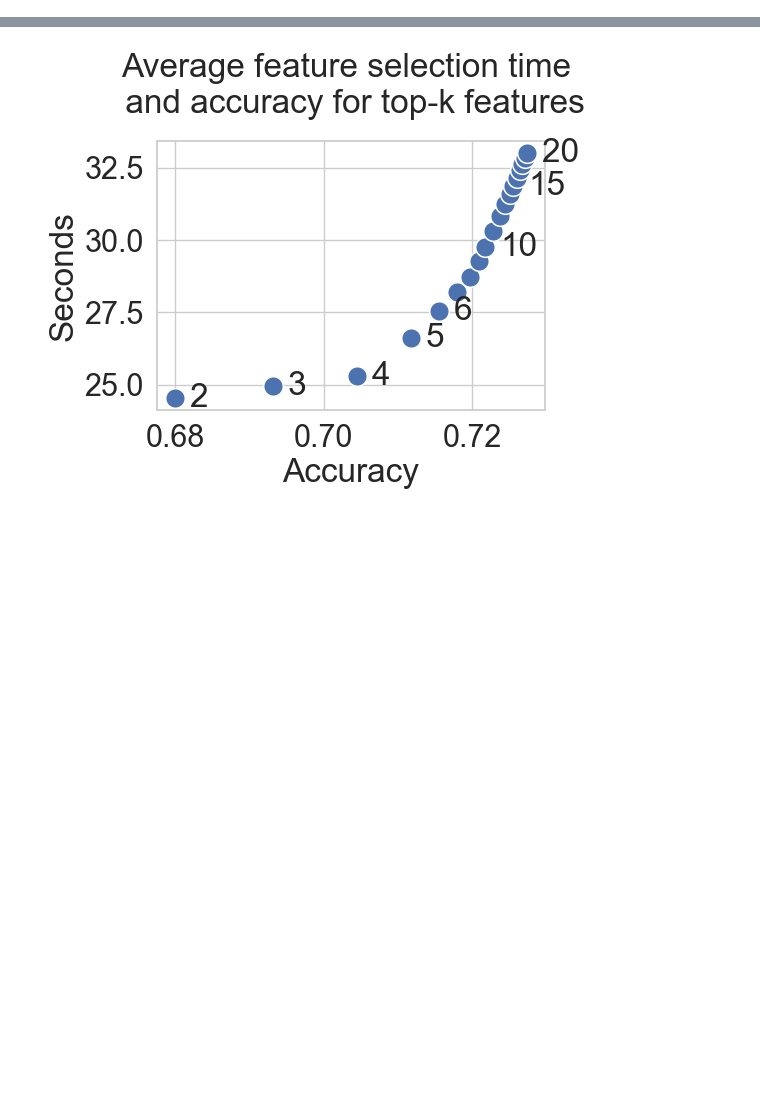
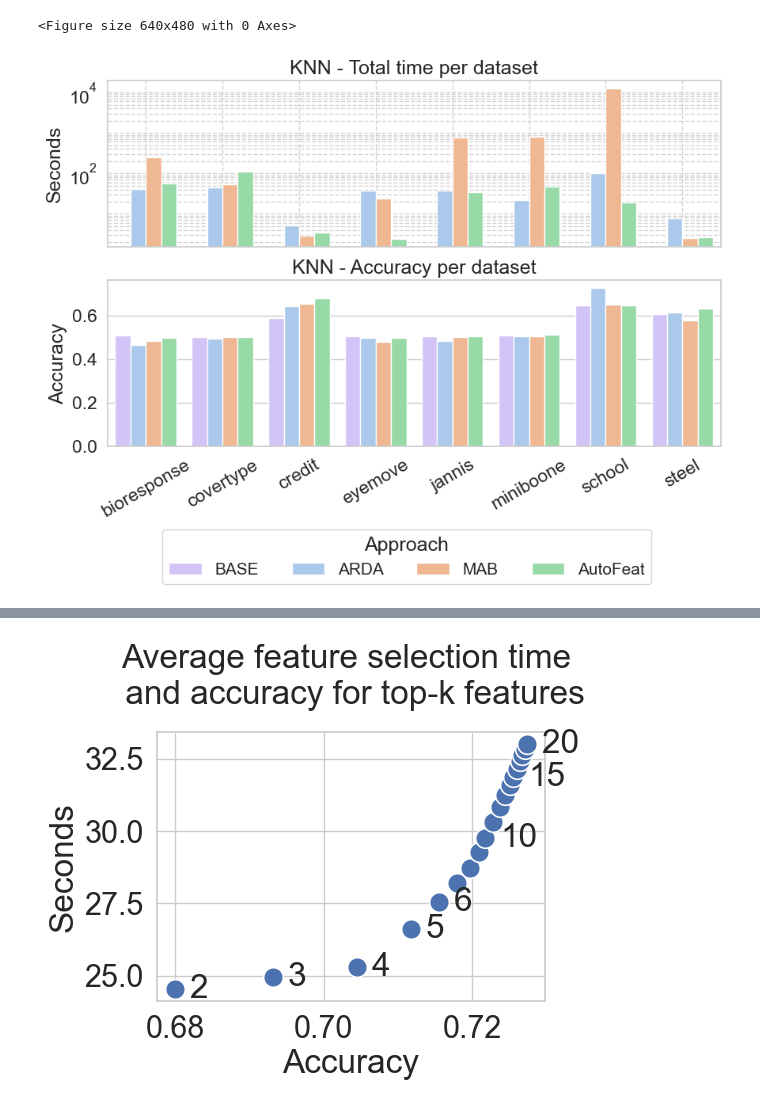
Before and after one commit to delftdata/autofeat, a Jupyter notebook: Visualisations.ipynb, the cells around one changed output, grey strips where cells are left out. Cells and saved outputs as stored; diff of their text form; code cells hidden in the pictures; blank space fills up the shorter version.

```diff
--- a/Visualisations.ipynb
+++ b/Visualisations.ipynb
@@ -73,0 +184,63 @@ def determine_common_features(dataframe):
+# %%
+sns.set(font_scale=1.5, style="whitegrid")
+pal = sns.color_palette("pastel")
+
+
+fig = plt.figure()
+f, (ax1, ax2) = plt.subplots(2, 1, figsize=(10, 6), sharex=True)
+
+timevar = 'total_time'
+# df_time = df[df['algorithm'].isin(['RandomForest', 'LightGBM', 'ExtraTrees', 'XGBoost'])]
+# df_time = df
+df_time = df[df['algorithm']=='KNeighbors']
+# df_time = df[df['algorithm']=='LinearModel']
+
+
+total_time = df_time.groupby(['data_label', 'approach'])[timevar].mean().reset_index()
+taux = total_time[~total_time['approach'].isin(['BASE'])]
+
+
+accuracy_cls = df_time.groupby(['data_label', 'approach'])['accuracy'].max().reset_index()
+
+ax1 = sns.barplot(x="data_label", y=timevar, hue="approach",
+                data=taux,
+                  palette=[pal[4], pal[0], pal[1], pal[2]],
+                  hue_order=['BASE', 'ARDA', 'MAB', 'AutoFeat'],
+                  ax=ax1,)
+#                 palette=[pal[4], pal[0], pal[1], pal[5], pal[6], pal[2]],
+#                   hue_order=['BASE', 'ARDA', 'MAB', 'JoinAll', 'JoinAll-Filter', 'AutoFeat'], ax=ax1)
+
+ax1.set_title("KNN - Total time per dataset")
+ax1.set_xlabel('')
+ax1.set_ylabel('Seconds')
+ax1.get_legend().remove()
+ax1.set_yscale('log')
+locmin = matplotlib.ticker.LogLocator(base=10, subs=np.arange(0.1,1,0.1),numticks=10)
+ax1.yaxis.set_minor_locator(locmin)
+ax1.yaxis.set_minor_formatter(matplotlib.ticker.NullFormatter())
+ax1.grid(True,which="both",ls="--",c='lightgray')
+
+
+ax2 = sns.barplot(x="data_label", y="accuracy", hue="approach",
+                data=accuracy_cls,
+                  palette=[pal[4], pal[0], pal[1], pal[2]],
+                  hue_order=['BASE', 'ARDA', 'MAB', 'AutoFeat'],
+                  ax=ax2,)
+#                   palette=[pal[4], pal[0], pal[1], pal[5], pal[6], pal[2]],
+#                   hue_order=['BASE', 'ARDA', 'MAB', 'JoinAll', 'JoinAll-Filter', 'AutoFeat'], ax=ax2)
+
+ax2.set_xlabel('')
+ax2.set_ylabel('Accuracy')
+ax2.set_title("KNN - Accuracy per dataset")
+
+loc, labels = plt.xticks()
+hh, ll = plt.gca().get_legend_handles_labels()
+
+ax2.set_xticklabels(labels, rotation=30)
+plt.legend(hh, ll, bbox_to_anchor=(0.9, -0.45), ncol=6, title="Approach", fontsize='small')
+
+
+plt.savefig('plots/revision/knn_plots.pdf', dpi=300, bbox_inches="tight")
+# %% [output]
+<Figure size 640x480 with 0 Axes>
+[figure, added]
```
Also changed, not shown: parts of 25 cells of this notebook.
